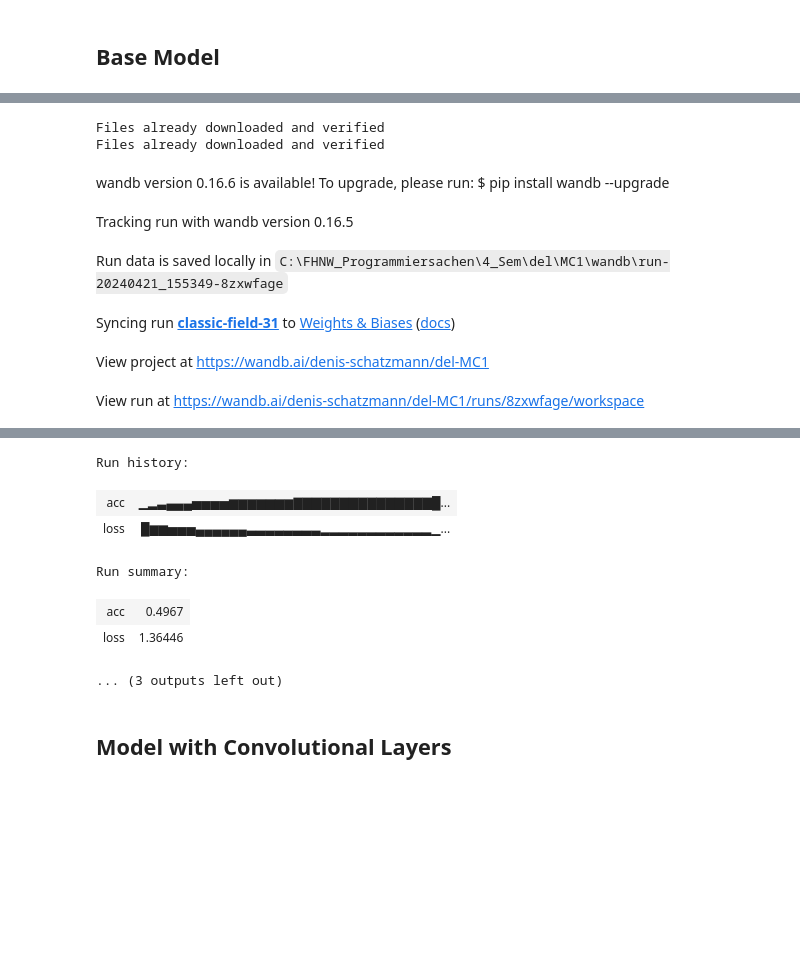
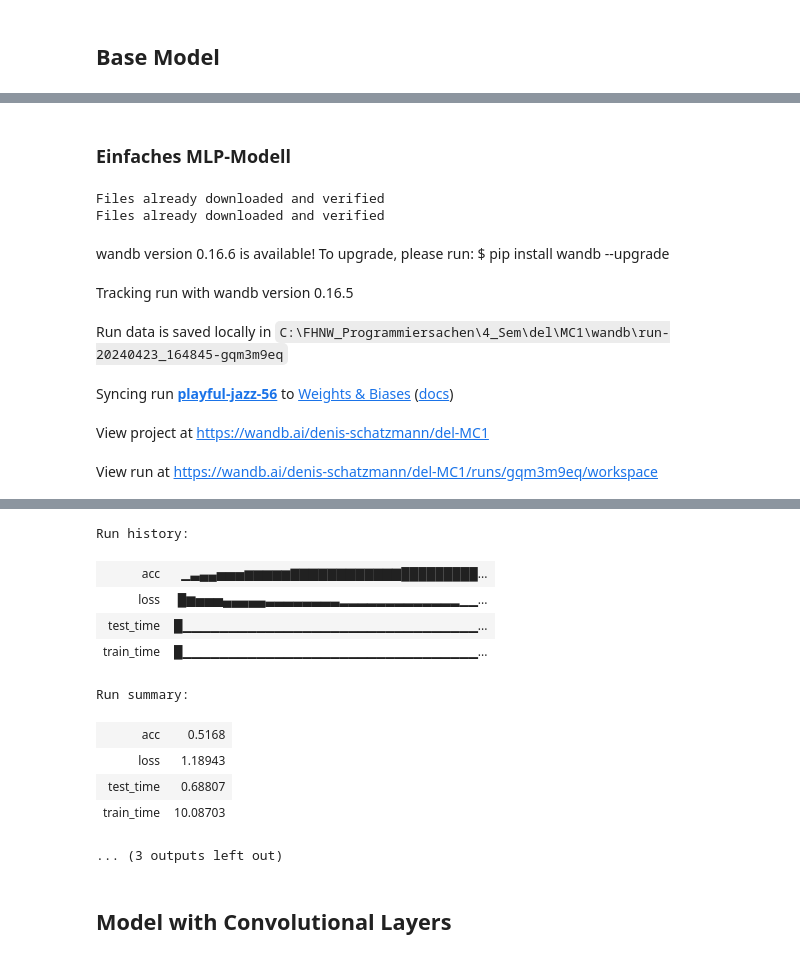
Before and after one commit to staldenhoefler/del, a Jupyter notebook: MC1/MC1.ipynb, the cells around one changed output, grey strips where cells are left out. Drawn from its saved outputs; the diff is of its cells as text; code cells hidden in the pictures; blank space fills up the shorter version.

```diff
--- a/MC1/MC1.ipynb
+++ b/MC1/MC1.ipynb
@@ -109,7 +109,3 @@ plt.imshow(training_data.data[0])
 [figure]
 # %% [markdown]
 ## Base Model
-# %%
-learning_rate = 0.001
-epochs = 100
-batch_size = 32
@@ -295,8 +127,8 @@ def prepare_data(batch_size):
         transform=ToTensor()
     )
 
-    train_dataloader = DataLoader(training_data, batch_size=batch_size, shuffle=True, num_workers=3)
-    test_loader = DataLoader(test_data, batch_size=batch_size, shuffle=True, num_workers=3)
+    train_dataloader = DataLoader(training_data, batch_size=batch_size, shuffle=True, num_workers=4, pin_memory=True, persistent_workers=True)
+    test_loader = DataLoader(test_data, batch_size=batch_size, shuffle=True, num_workers=4, pin_memory=True, persistent_workers=True)
     return train_dataloader, test_loader
 # %%
 def wandb_login(learning_rate, batch_size, epochs, architecture, linear_layers, conv_layers):
@@ -368,0 +287,31 @@ def run_model(model, criterion, optimizer, batch_size, epochs, architecture, lin
+# %%
+import torch.nn as nn
+import torch.nn.functional as F
+import torch.optim as optim
+
+
+class BaseModel(nn.Module):
+    def __init__(self):
+        super(BaseModel, self).__init__()
+        self.fc1 = nn.Linear(3072, 120)
+        self.fc2 = nn.Linear(120, 10)
+
+    def forward(self, x):
+        x = torch.flatten(x, 1)  # flatten all dimensions except batch
+        x = F.relu(self.fc1(x))
+        x = self.fc2(x)
+        return x
+
+
+batch_size = 64
+learning_rate = 0.002
+epochs = 3000
+
+# Loss function
+criterion = nn.CrossEntropyLoss()
+
+# Optimizer
+baseModel = BaseModel().to(device)
+optimizer = optim.SGD(baseModel.parameters(), lr=learning_rate)
+
+model = run_model_overfitting(baseModel, criterion, optimizer, batch_size, epochs, "MLP", 2, 0)
@@ -369,3 +354,5 @@ def run_model(model, criterion, optimizer, batch_size, epochs, architecture, lin
+# %% [markdown]
+### Einfaches MLP-Modell
 # %%
 import torch.nn as nn
 import torch.nn.functional as F
@@ -385,7 +372,7 @@ class BaseModel(nn.Module):
 
 batch_size = 16
 learning_rate = 0.001
-epochs = 50
+epochs = 100
 
 # Loss function
 criterion = nn.CrossEntropyLoss()
@@ -400,7 +387,7 @@ Files already downloaded and verified
 Files already downloaded and verified
 wandb version 0.16.6 is available! To upgrade, please run: $ pip install wandb --upgrade
 Tracking run with wandb version 0.16.5
-Run data is saved locally in C:\FHNW_Programmiersachen\4_Sem\del\MC1\wandb\run-20240421_155349-8zxwfage
+Run data is saved locally in C:\FHNW_Programmiersachen\4_Sem\del\MC1\wandb\run-20240423_164845-gqm3m9eq
-Syncing run classic-field-31 to Weights & Biases (docs)
+Syncing run playful-jazz-56 to Weights & Biases (docs)
 View project at https://wandb.ai/denis-schatzmann/del-MC1
-View run at https://wandb.ai/denis-schatzmann/del-MC1/runs/8zxwfage/workspace
+View run at https://wandb.ai/denis-schatzmann/del-MC1/runs/gqm3m9eq/workspace
@@ -424,9 +411,13 @@ View run at https://wandb.ai/denis-schatzmann/del-MC1/runs/8zxwfage/workspace
 Run history:
-| acc | ▁▂▃▄▄▄▅▅▅▅▆▆▆▆▆▆▆▇▇▇▇▇▇▇▇▇▇▇▇▇▇▇█... |
-| loss | █▆▆▅▅▅▄▄▄▄▄▄▃▃▃▃▃▃▃▃▂▂▂▂▂▂▂▂▂▂▂▂▁... |
+| acc | ▁▃▄▄▅▅▅▆▆▆▆▆▇▇▇▇▇▇▇▇▇▇▇▇█████████... |
+| loss | █▆▅▅▅▄▄▄▄▄▃▃▃▃▃▃▃▃▂▂▂▂▂▂▂▂▂▂▂▂▂▁▁... |
+| test_time | █▁▁▁▁▁▁▁▁▁▁▁▁▁▁▁▁▁▁▁▁▁▁▁▁▁▁▁▁▁▁▁▁... |
+| train_time | █▁▁▁▁▁▁▁▁▁▁▁▁▁▁▁▁▁▁▁▁▁▁▁▁▁▁▁▁▁▁▁▁... |
 Run summary:
-| acc | 0.4967 |
-| loss | 1.36446 |
+| acc | 0.5168 |
+| loss | 1.18943 |
+| test_time | 0.68807 |
+| train_time | 10.08703 |
 ... (3 outputs left out)
 # %% [markdown]
 ## Model with Convolutional Layers
```
Also changed, not shown: parts of 16 cells of this notebook.
